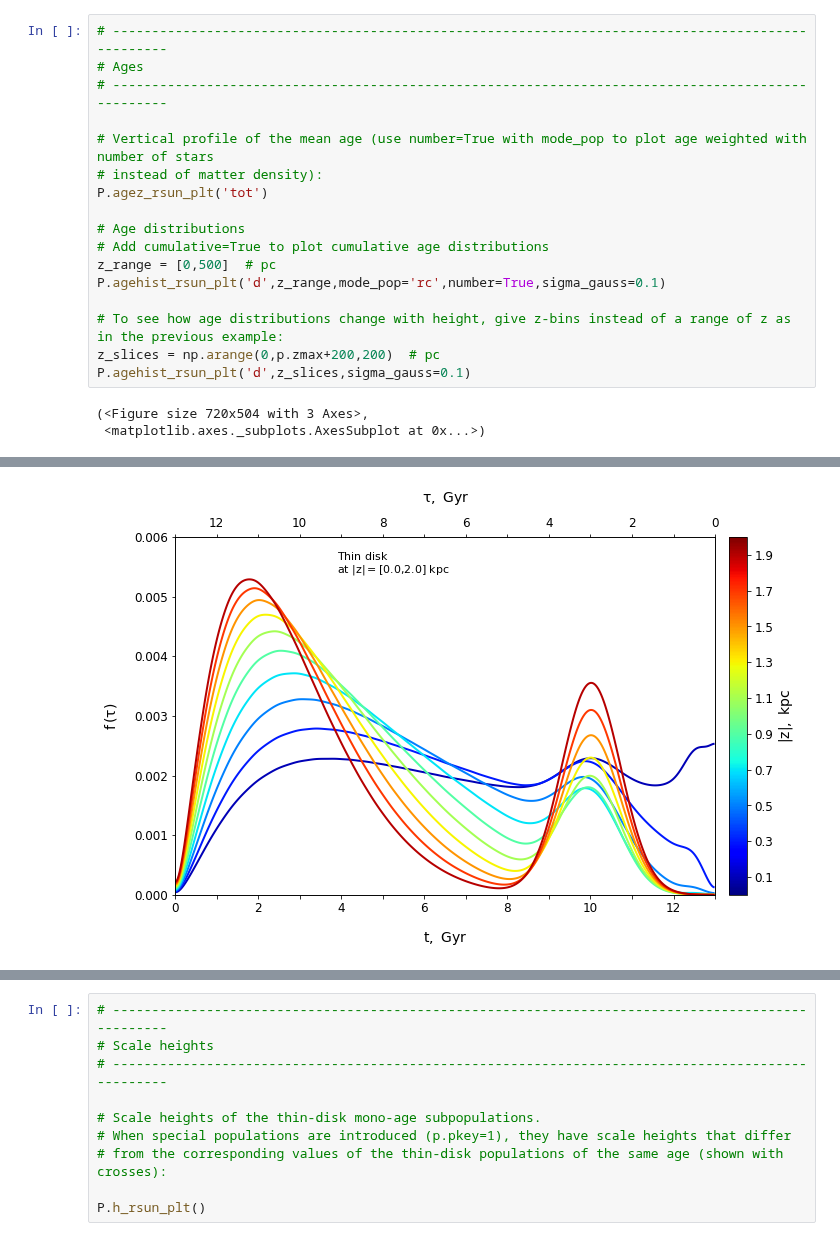
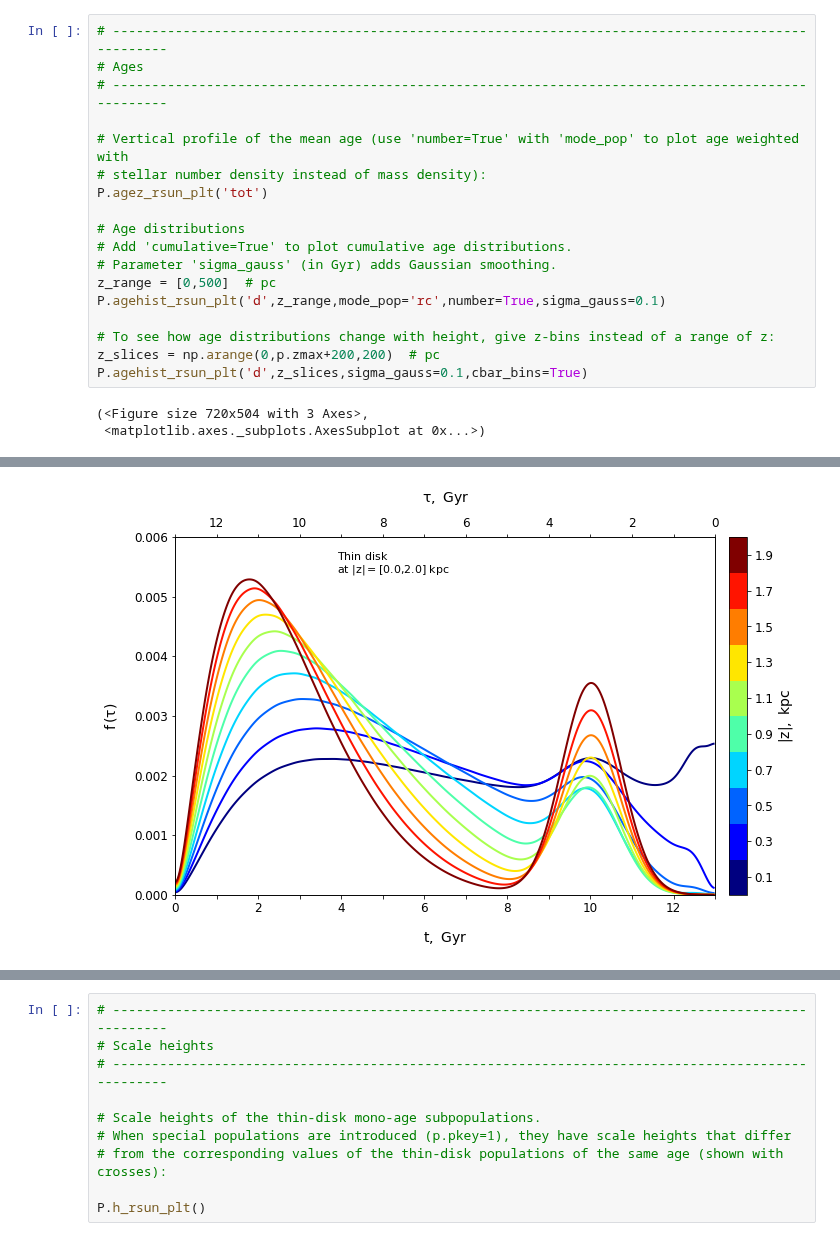
Before and after one commit to askenja/jjmodel, a Jupyter notebook: jjmodel/tutorials/tutorial1/No1_Getting_started--Local(basics).ipynb, the cells around one changed output, grey strips where cells are left out. Saved outputs shown, nothing was run; the diff lists cells and outputs as text.

```diff
--- a/jjmodel/tutorials/tutorial1/No1_Getting_started--Local(basics).ipynb
+++ b/jjmodel/tutorials/tutorial1/No1_Getting_started--Local(basics).ipynb
@@ -282,26 +289,27 @@ P.rhoz_monomet_plt('d',p.Rsun,mets,cbar_bins=True,mode_pop='rc',number=True)
 # %%
 # --------------------------------------------------------------------------------------------------
 # Ages
 # --------------------------------------------------------------------------------------------------
 
-# Vertical profile of the mean age (use number=True with mode_pop to plot age weighted with number of stars
-# instead of matter density):
+# Vertical profile of the mean age (use 'number=True' with 'mode_pop' to plot age weighted with
+# stellar number density instead of mass density):
 P.agez_rsun_plt('tot')
 
 # Age distributions
-# Add cumulative=True to plot cumulative age distributions
+# Add 'cumulative=True' to plot cumulative age distributions.
+# Parameter 'sigma_gauss' (in Gyr) adds Gaussian smoothing.
 z_range = [0,500]  # pc
 P.agehist_rsun_plt('d',z_range,mode_pop='rc',number=True,sigma_gauss=0.1)
 
-# To see how age distributions change with height, give z-bins instead of a range of z as in the previous example:
+# To see how age distributions change with height, give z-bins instead of a range of z:
 z_slices = np.arange(0,p.zmax+200,200)  # pc
-P.agehist_rsun_plt('d',z_slices,sigma_gauss=0.1)
+P.agehist_rsun_plt('d',z_slices,sigma_gauss=0.1,cbar_bins=True)
 # %% [output]
 (<Figure size 720x504 with 3 Axes>,
  <matplotlib.axes._subplots.AxesSubplot at 0x...>)
 [figure]
 [figure]
-[figure, old version]
+[figure, new version]
 # %%
 # --------------------------------------------------------------------------------------------------
 # Metallicities
```
Also changed, not shown: parts of 11 cells of this notebook, 2 other files.
